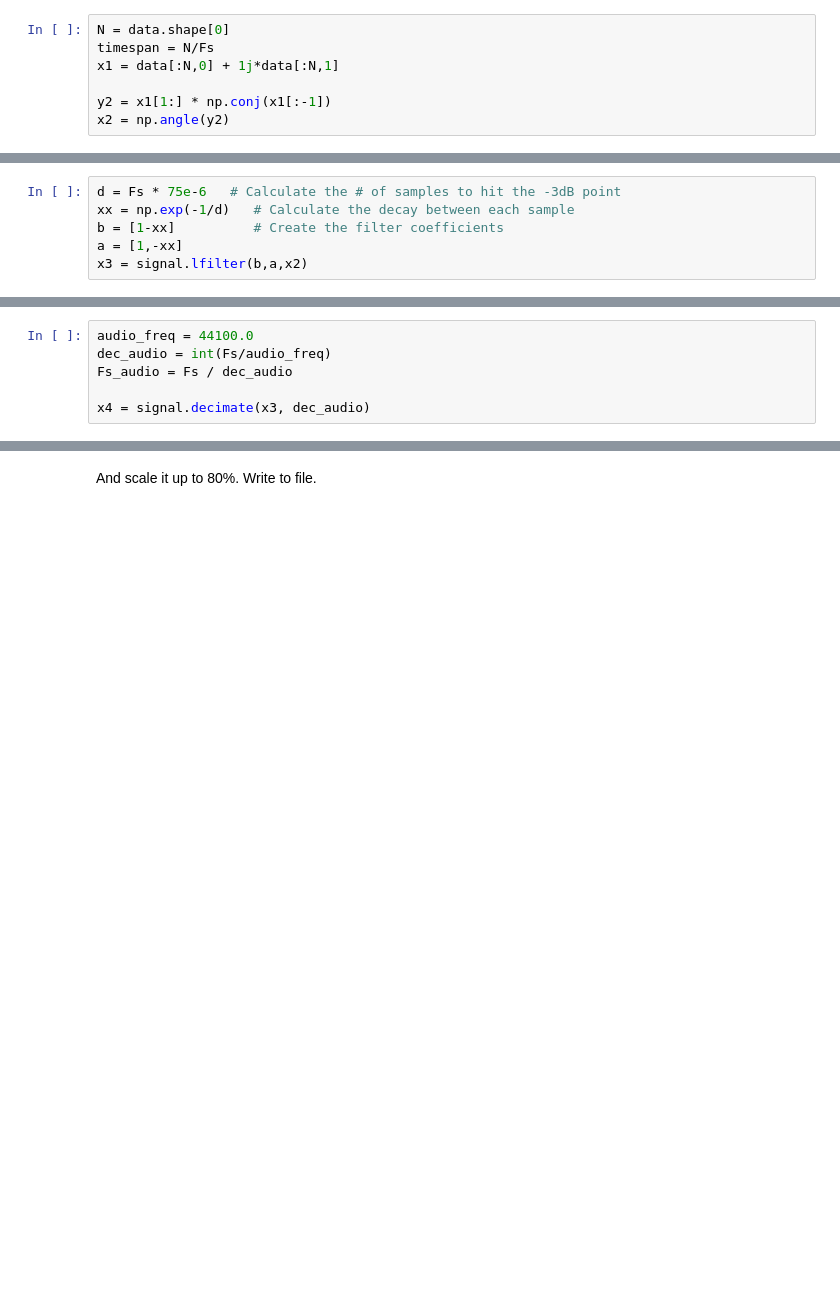
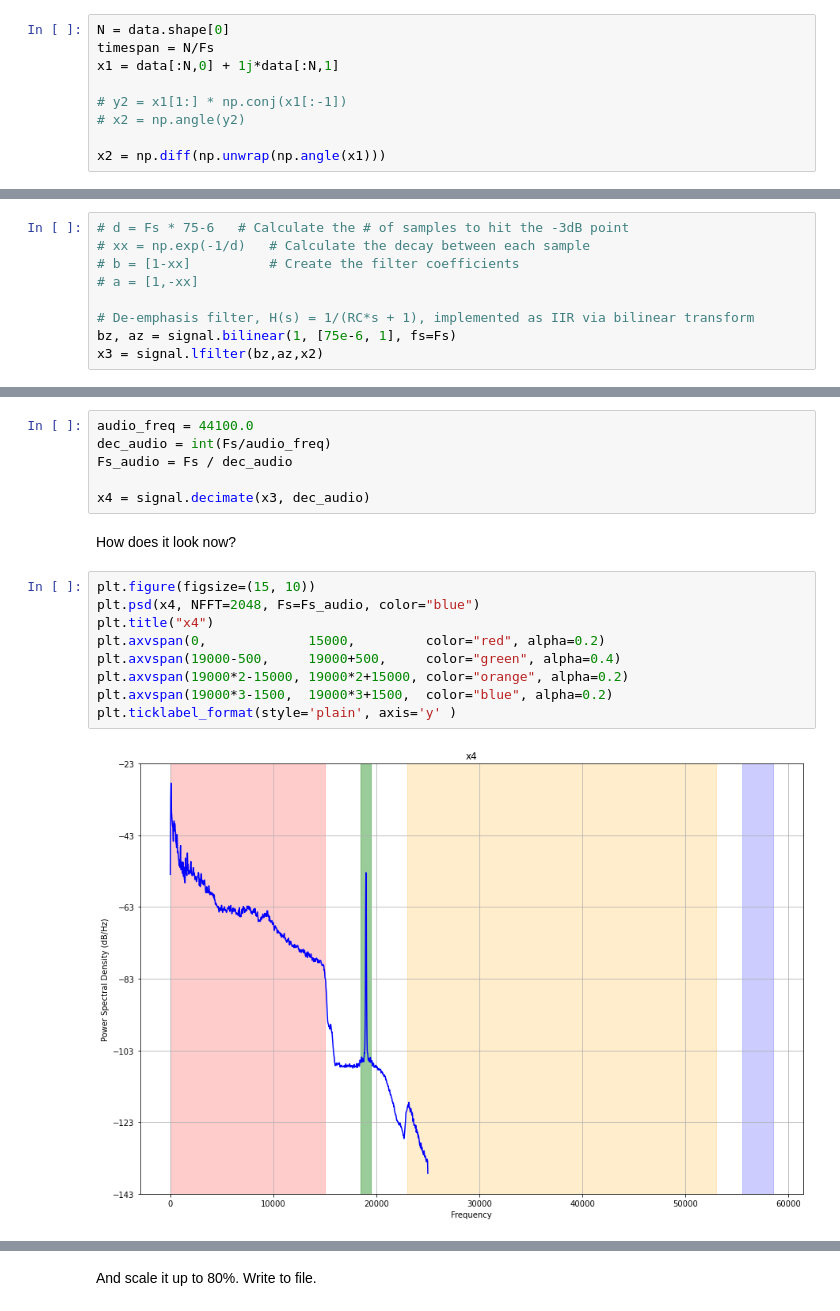
Before and after one commit to tocisz/jupyter_math, a Jupyter notebook: DSP/FM.ipynb, the cells around one changed output, grey strips where cells are left out. Saved outputs shown, nothing was run; the diff lists cells and outputs as text; blank space fills up the shorter version.

```diff
--- a/DSP/FM.ipynb
+++ b/DSP/FM.ipynb
@@ -96,6 +100,8 @@ N = data.shape[0]
 timespan = N/Fs
 x1 = data[:N,0] + 1j*data[:N,1]
 
-y2 = x1[1:] * np.conj(x1[:-1])
-x2 = np.angle(y2)
+# y2 = x1[1:] * np.conj(x1[:-1])
+# x2 = np.angle(y2)
+
+x2 = np.diff(np.unwrap(np.angle(x1)))
 # %% [markdown]
@@ -119,11 +125,14 @@ plt.ticklabel_format(style='plain', axis='y' )
 We will use [de-emphasis filter](https://en.wikipedia.org/wiki/FM_broadcasting#Pre-emphasis_and_de-emphasis)
 to get mono audio signal.
 # %%
-d = Fs * 75e-6   # Calculate the # of samples to hit the -3dB point
-xx = np.exp(-1/d)   # Calculate the decay between each sample
-b = [1-xx]          # Create the filter coefficients
-a = [1,-xx]
-x3 = signal.lfilter(b,a,x2)
+# d = Fs * 75-6   # Calculate the # of samples to hit the -3dB point
+# xx = np.exp(-1/d)   # Calculate the decay between each sample
+# b = [1-xx]          # Create the filter coefficients
+# a = [1,-xx]
+
+# De-emphasis filter, H(s) = 1/(RC*s + 1), implemented as IIR via bilinear transform
+bz, az = signal.bilinear(1, [75e-6, 1], fs=Fs)
+x3 = signal.lfilter(bz,az,x2)
 # %% [markdown]
 Let's downsimple it to audio frequency.
 # %%
@@ -132,3 +141,16 @@ dec_audio = int(Fs/audio_freq)
 Fs_audio = Fs / dec_audio
 
 x4 = signal.decimate(x3, dec_audio)
+# %% [markdown]
+How does it look now?
+# %%
+plt.figure(figsize=(15, 10))
+plt.psd(x4, NFFT=2048, Fs=Fs_audio, color="blue")
+plt.title("x4")
+plt.axvspan(0,             15000,         color="red", alpha=0.2)
+plt.axvspan(19000-500,     19000+500,     color="green", alpha=0.4)
+plt.axvspan(19000*2-15000, 19000*2+15000, color="orange", alpha=0.2)
+plt.axvspan(19000*3-1500,  19000*3+1500,  color="blue", alpha=0.2)
+plt.ticklabel_format(style='plain', axis='y' )
+# %% [output]
+[figure, added]
```
Also changed, not shown: parts of 10 cells of this notebook.
